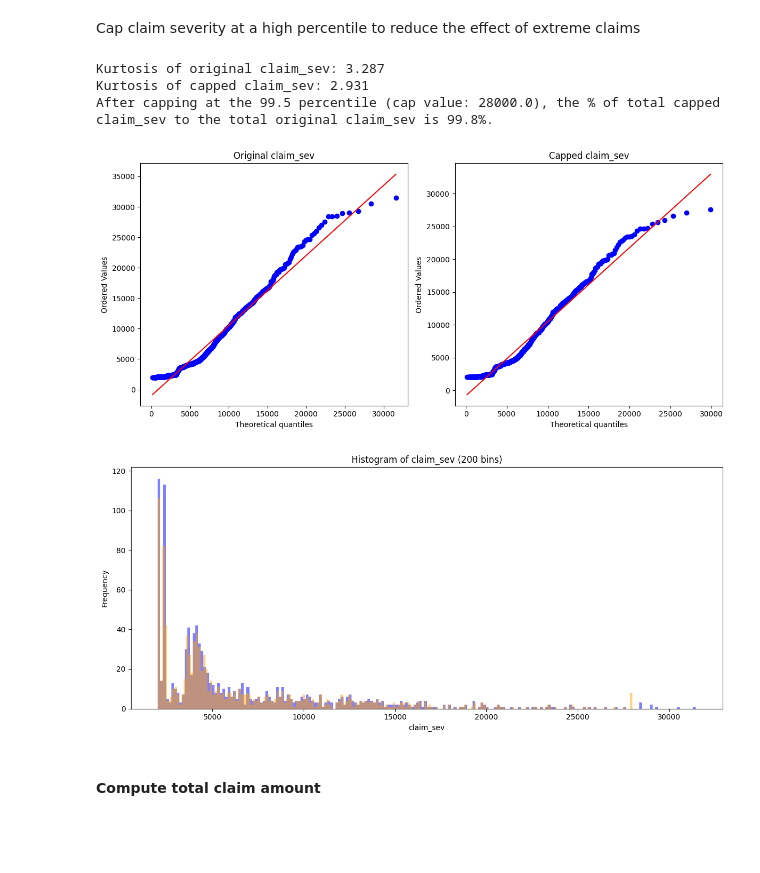
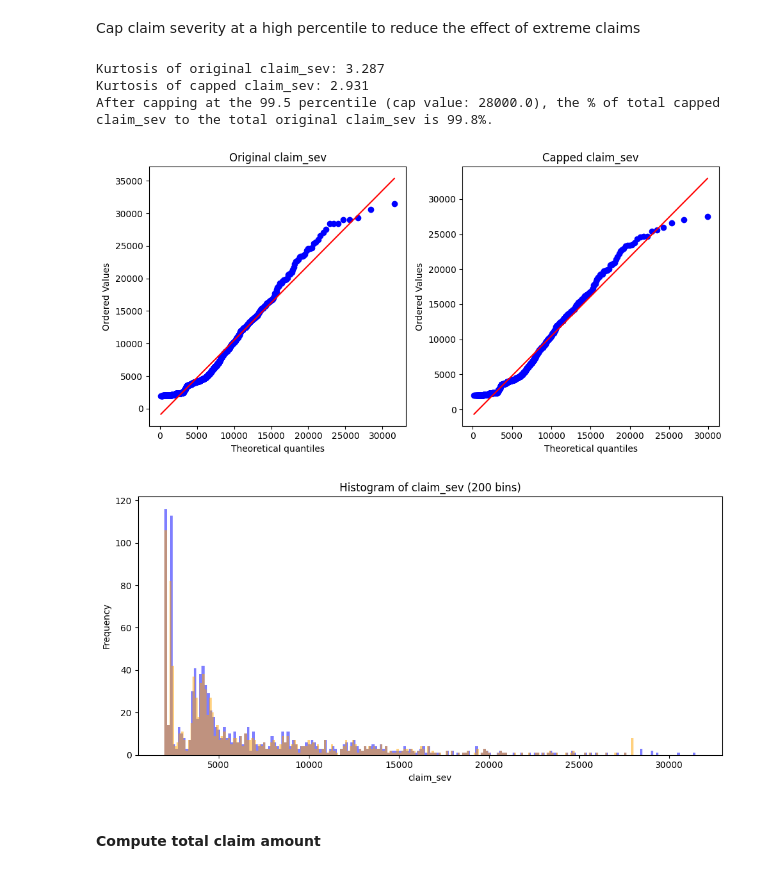
Before and after one commit to mengjin67/data_science_bootcamp_lecture_1, a Jupyter notebook: analysis_pipeline/2_data_exploration.ipynb, the cells around one changed output. Drawn from its saved outputs; the diff is of its cells as text; code cells hidden in the pictures; blank space fills up the shorter version.

```diff
--- a/analysis_pipeline/2_data_exploration.ipynb
+++ b/analysis_pipeline/2_data_exploration.ipynb
@@ -161,37 +161,37 @@ print(f"After capping at the {cap_percentile} percentile (cap value: {cap_value}
 # Prepare data for QQ plots
 y_ori = model_data['claim_sev'].dropna()
 y_capped = model_data.loc[model_data['claim_sev']<=cap_value, 'claim_sev_capped'].dropna()
 
 # Fit gamma distributions
 sparams_ori = stats.gamma.fit(y_ori, floc=0)
 sparams_capped = stats.gamma.fit(y_capped, floc=0)
 
 # Plot QQ plots
-rcParams['figure.figsize'] = 12, 5.5
+rcParams['figure.figsize'] = 10, 5
 fig, (ax1, ax2) = plt.subplots(1, 2)
 stats.probplot(y_ori, sparams_ori, dist='gamma', plot=ax1)
 ax1.set_title('Original claim_sev')
 stats.probplot(y_capped, sparams_capped, dist='gamma', plot=ax2)
 ax2.set_title('Capped claim_sev')
 plt.tight_layout()
 plt.show()
 
 # Plot a histogram of 'claim_sev' and 'claim_sev_capped' with 200 bins
 import matplotlib.pyplot as plt
-rcParams['figure.figsize'] = 12, 5.5
+rcParams['figure.figsize'] = 10, 5
 plt.hist(model_data['claim_sev'].dropna(), bins=200, facecolor='blue', alpha=0.5, label='Original')
 plt.hist(model_data['claim_sev_capped'].dropna(), bins=200, facecolor='orange', alpha=0.5, label='Capped')
 plt.xlabel('claim_sev')
 plt.ylabel('Frequency')
 plt.title('Histogram of claim_sev (200 bins)')
 plt.tight_layout()
 plt.show()
 # %% [output]
 Kurtosis of original claim_sev: 3.287
 Kurtosis of capped claim_sev: 2.931
 After capping at the 99.5 percentile (cap value: 28000.0), the % of total capped claim_sev to the total original claim_sev is 99.8%.
-[figure, old version]
+[figure, new version]
-[figure, old version]
+[figure, new version]
 # %% [markdown]
 #### Compute total claim amount
 # %%
```
Also changed, not shown: parts of 7 cells of this notebook, 3 other files.
